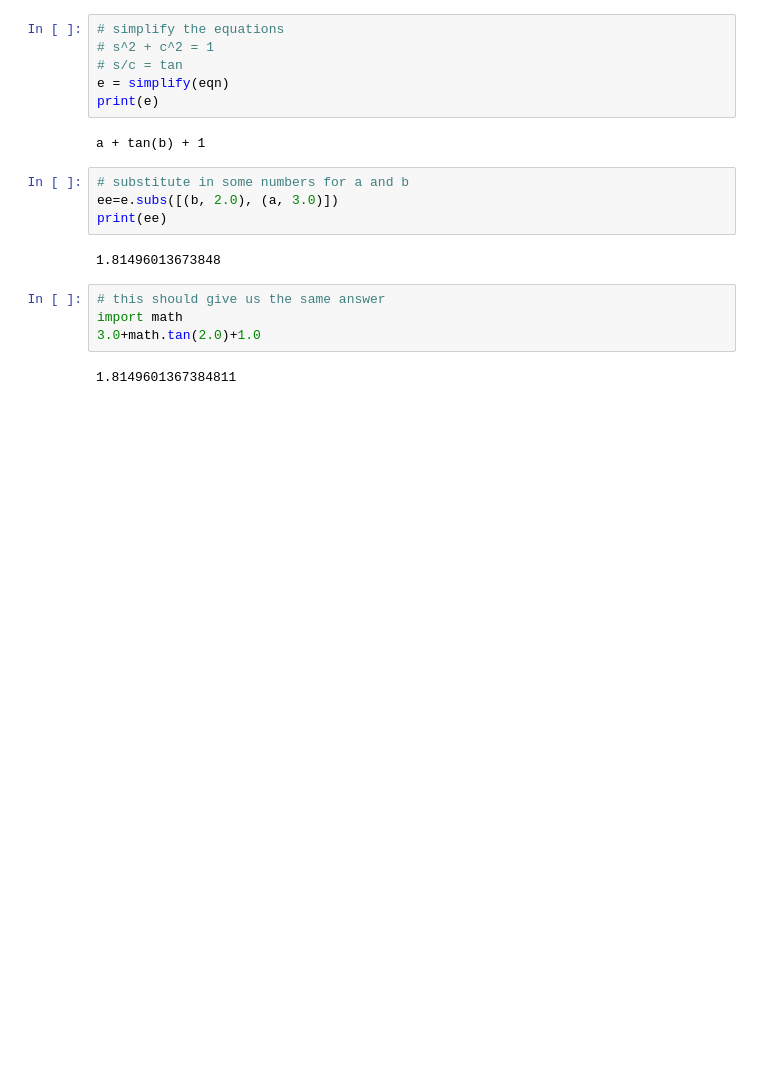
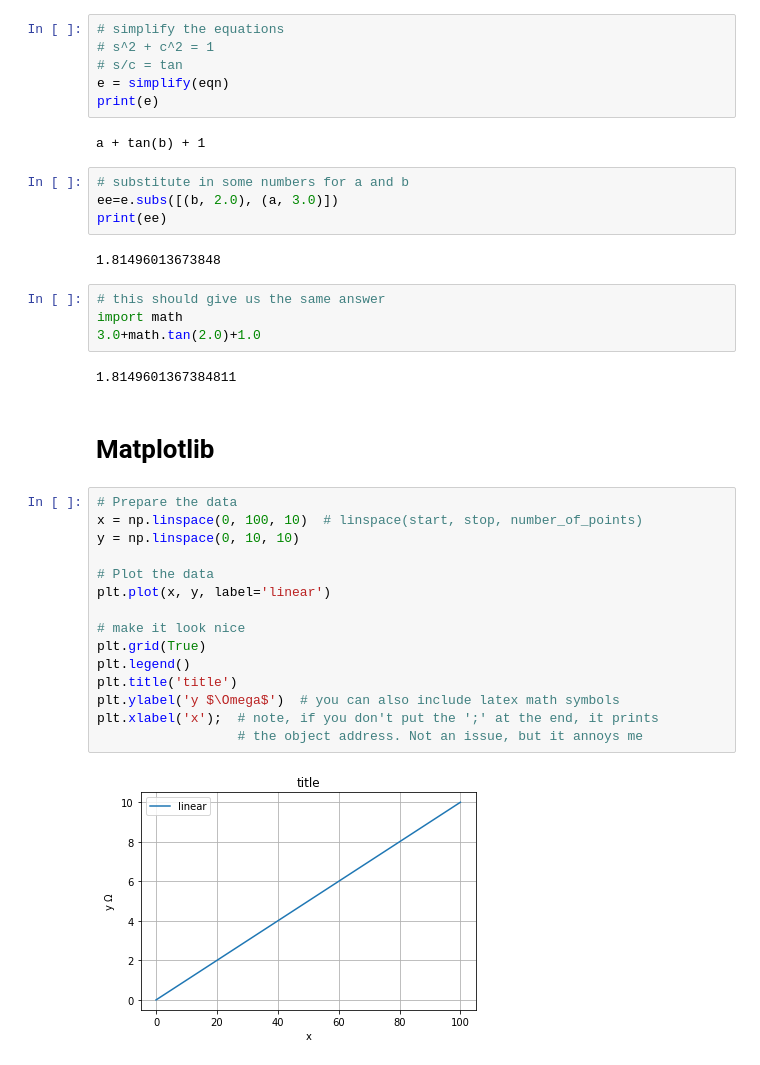
Before and after one commit to MarsUniversity/ece387-robotics, a Jupyter notebook: website/block_1_basics/lsn5/lsn5.ipynb, the cells around one changed output. Saved outputs shown, nothing was run; the diff lists cells and outputs as text; blank space fills up the shorter version.

```diff
--- a/website/block_1_basics/lsn5/lsn5.ipynb
+++ b/website/block_1_basics/lsn5/lsn5.ipynb
@@ -273,3 +272,22 @@ import math
 3.0+math.tan(2.0)+1.0
 # %% [output]
 1.8149601367384811
+# %% [markdown]
+# Matplotlib
+# %%
+# Prepare the data
+x = np.linspace(0, 100, 10)  # linspace(start, stop, number_of_points)
+y = np.linspace(0, 10, 10)
+
+# Plot the data
+plt.plot(x, y, label='linear')
+
+# make it look nice
+plt.grid(True)
+plt.legend()
+plt.title('title')
+plt.ylabel('y $\Omega$')  # you can also include latex math symbols
+plt.xlabel('x');  # note, if you don't put the ';' at the end, it prints
+                  # the object address. Not an issue, but it annoys me
+# %% [output]
+[figure, added]
```
Also changed, not shown: parts of 7 cells of this notebook, 7 other files.
